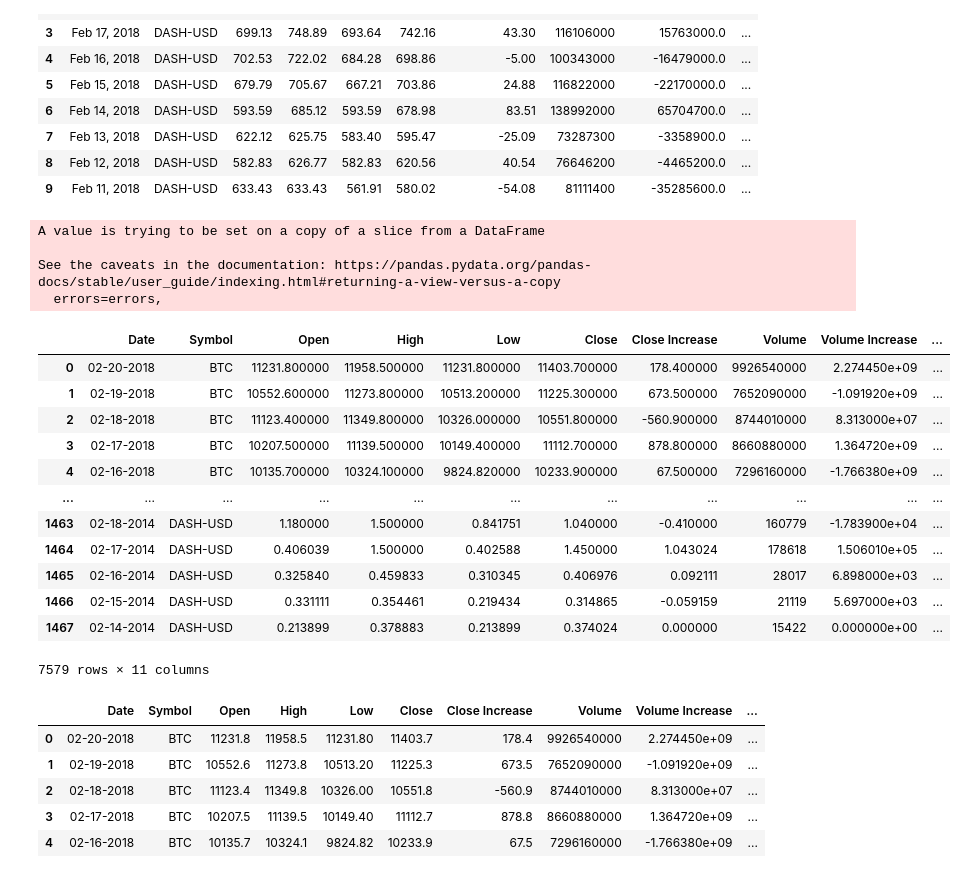
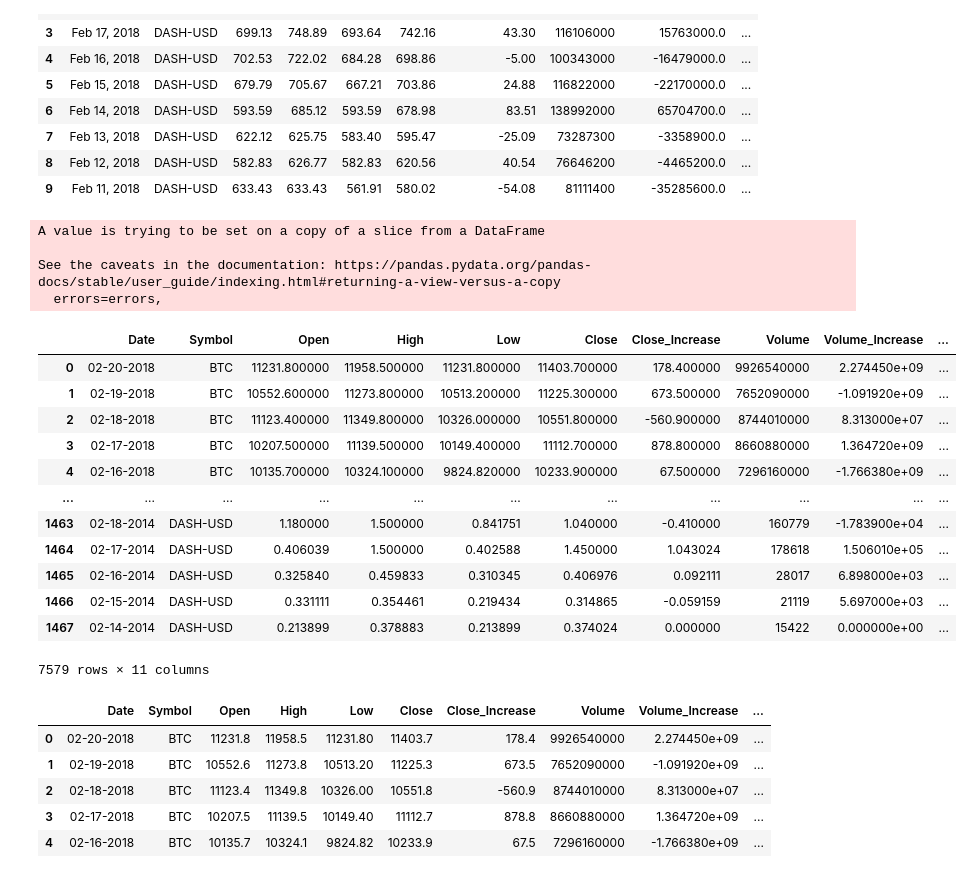
Before and after one commit to Kato883/Crypto_Knights, a Jupyter notebook: Scripts/readCSVs.ipynb, the cells around one changed output. Saved outputs shown, nothing was run; the diff lists cells and outputs as text; code cells hidden in the pictures.

Commit message:
Renamed columns to fit postgresql convention

```diff
--- a/Scripts/readCSVs.ipynb
+++ b/Scripts/readCSVs.ipynb
@@ -201,17 +201,17 @@ crypto_currency_df.fillna(0, inplace=True)
 # %%
 crypto_currency_df['Date'] = pd.to_datetime(crypto_currency_df['Date'], dayfirst = False, yearfirst = False)
 crypto_currency_df['Date'] = pd.to_datetime(crypto_currency_df['Date'], format='%m-%d-%Y')
 crypto_currency_df['Date2'] = crypto_currency_df['Date'].dt.strftime('%m-%d-%Y')
 final_crypto_currency_df = crypto_currency_df[['Date2', 'Symbol', 'Open', 'High', 'Low', 'Close', 'Close Increase', 'Volume', 'Volume Increase', 'Market Cap', 'Market Cap Increase']]
-final_crypto_currency_df.rename(columns={'Date2': 'Date'}, inplace=True)
+final_crypto_currency_df.rename(columns={'Date2': 'Date', 'Close Increase': 'Close_Increase', 'Volume Increase': 'Volume_Increase', 'Market Cap Increase': 'Market_Cap_Increase'}, inplace=True)
 
 final_crypto_currency_df
 # %% [output]
 A value is trying to be set on a copy of a slice from a DataFrame
 
 See the caveats in the documentation: https://pandas.pydata.org/pandas-docs/stable/user_guide/indexing.html#returning-a-view-versus-a-copy
   errors=errors,
-|  | Date | Symbol | Open | High | Low | Close | Close Increase | Volume | Volume Increase | ... |
+|  | Date | Symbol | Open | High | Low | Close | Close_Increase | Volume | Volume_Increase | ... |
 | 0 | 02-20-2018 | BTC | 11231.800000 | 11958.500000 | 11231.800000 | 11403.700000 | 178.400000 | 9926540000 | 2.274450e+09 | ... |
 | 1 | 02-19-2018 | BTC | 10552.600000 | 11273.800000 | 10513.200000 | 11225.300000 | 673.500000 | 7652090000 | -1.091920e+09 | ... |
 | 2 | 02-18-2018 | BTC | 11123.400000 | 11349.800000 | 10326.000000 | 10551.800000 | -560.900000 | 8744010000 | 8.313000e+07 | ... |
@@ -228,7 +228,7 @@ See the caveats in the documentation: https://pandas.pydata.org/pandas-docs/stab
 final_crypto_currency_df.sort_values(by=['Date'], ascending=True)
 final_crypto_currency_df.head()
 # %% [output]
-|  | Date | Symbol | Open | High | Low | Close | Close Increase | Volume | Volume Increase | ... |
+|  | Date | Symbol | Open | High | Low | Close | Close_Increase | Volume | Volume_Increase | ... |
 | 0 | 02-20-2018 | BTC | 11231.8 | 11958.5 | 11231.80 | 11403.7 | 178.4 | 9926540000 | 2.274450e+09 | ... |
 | 1 | 02-19-2018 | BTC | 10552.6 | 11273.8 | 10513.20 | 11225.3 | 673.5 | 7652090000 | -1.091920e+09 | ... |
 | 2 | 02-18-2018 | BTC | 11123.4 | 11349.8 | 10326.00 | 10551.8 | -560.9 | 8744010000 | 8.313000e+07 | ... |
```
